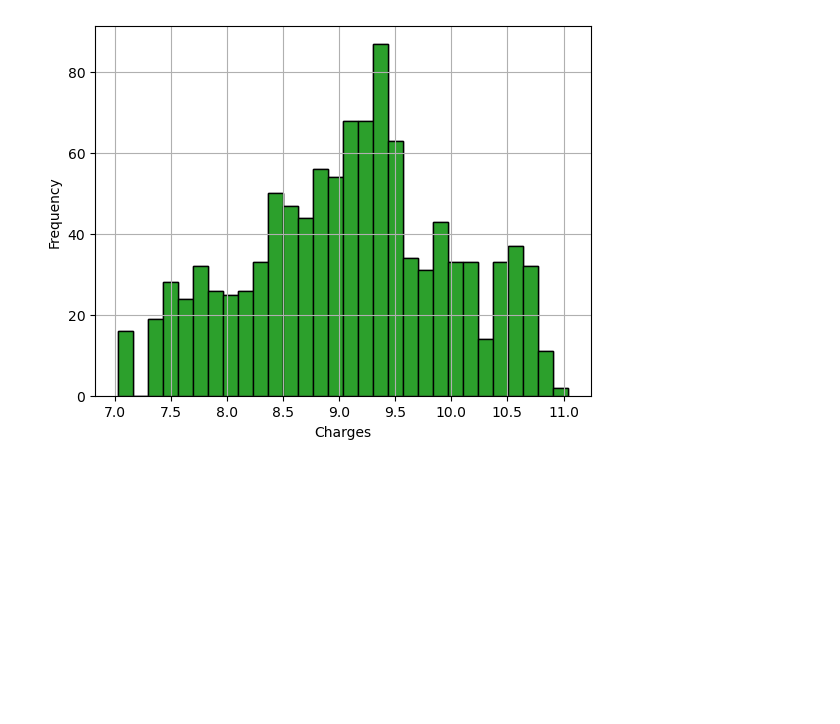
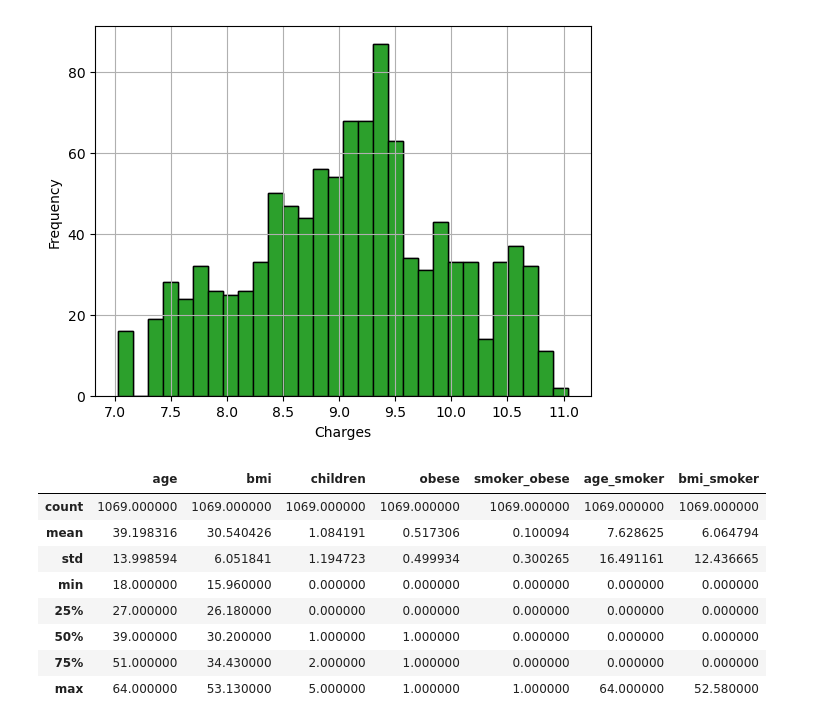
Before and after one commit to Sagarsuman07/ML-Models, a Jupyter notebook: Medical cost personal dataset/Untitled.ipynb, the cells around one changed output. Cells and saved outputs as stored; diff of their text form; code cells hidden in the pictures; blank space fills up the shorter version.

```diff
--- a/Medical cost personal dataset/Untitled.ipynb
+++ b/Medical cost personal dataset/Untitled.ipynb
@@ -235,3 +235,15 @@ plt.ylabel("Frequency")
 plt.show()
 # %% [output]
 [figure]
+# %%
+X_train.describe()
+# %% [output]
+|  | age | bmi | children | obese | smoker_obese | age_smoker | bmi_smoker |
+| count | 1069.000000 | 1069.000000 | 1069.000000 | 1069.000000 | 1069.000000 | 1069.000000 | 1069.000000 |
+| mean | 39.198316 | 30.540426 | 1.084191 | 0.517306 | 0.100094 | 7.628625 | 6.064794 |
+| std | 13.998594 | 6.051841 | 1.194723 | 0.499934 | 0.300265 | 16.491161 | 12.436665 |
+| min | 18.000000 | 15.960000 | 0.000000 | 0.000000 | 0.000000 | 0.000000 | 0.000000 |
+| 25% | 27.000000 | 26.180000 | 0.000000 | 0.000000 | 0.000000 | 0.000000 | 0.000000 |
+| 50% | 39.000000 | 30.200000 | 1.000000 | 1.000000 | 0.000000 | 0.000000 | 0.000000 |
+| 75% | 51.000000 | 34.430000 | 2.000000 | 1.000000 | 0.000000 | 0.000000 | 0.000000 |
+| max | 64.000000 | 53.130000 | 5.000000 | 1.000000 | 1.000000 | 64.000000 | 52.580000 |
```
Also changed, not shown: parts of 5 cells of this notebook.
